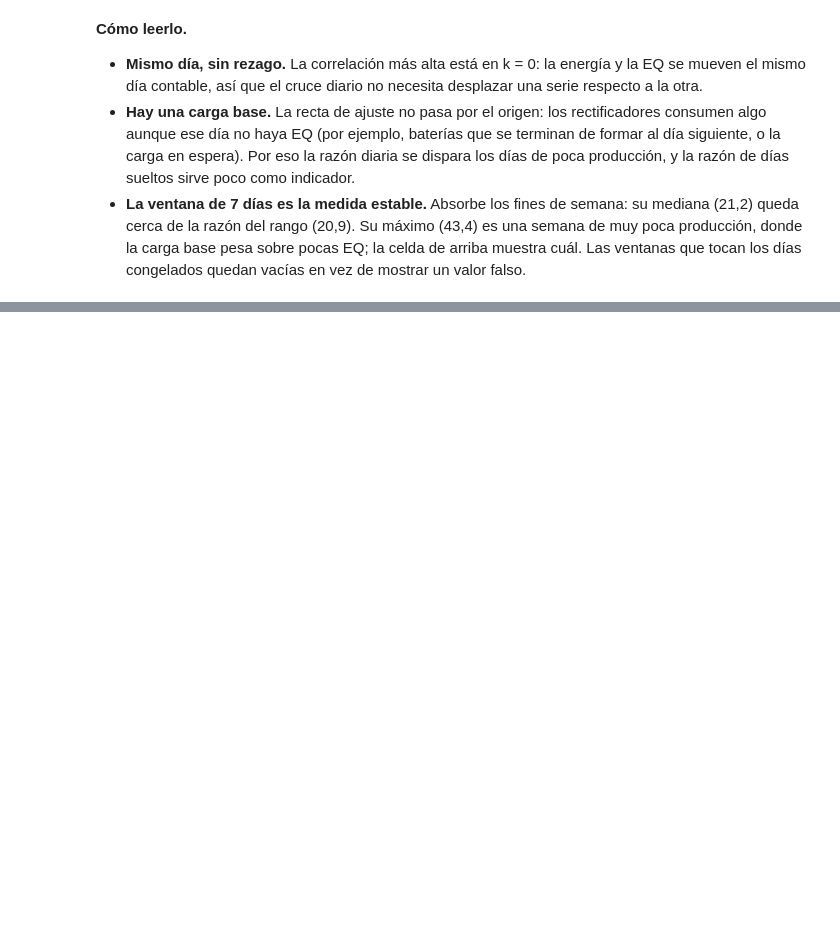
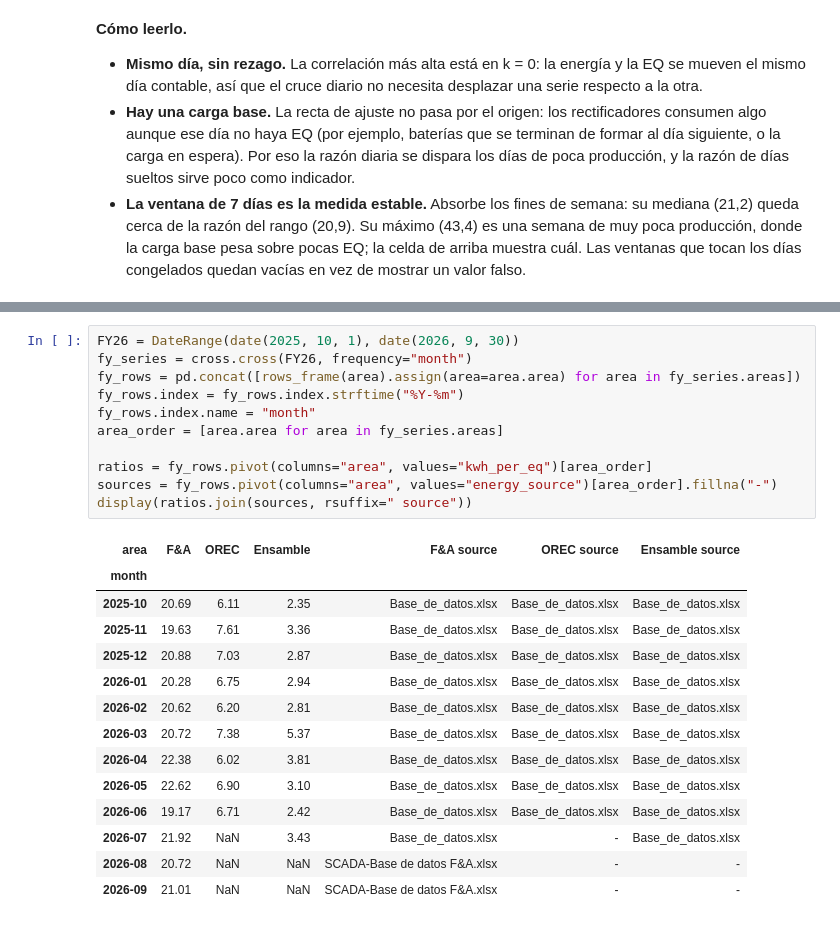
Before and after one commit to juanpablocarrillohortua/clarios_app, a Jupyter notebook: notebooks/eda_cruce_herramienta.ipynb, the cells around one changed output, grey strips where cells are left out. Saved outputs shown, nothing was run; the diff lists cells and outputs as text; blank space fills up the shorter version.

```diff
--- a/notebooks/eda_cruce_herramienta.ipynb
+++ b/notebooks/eda_cruce_herramienta.ipynb
@@ -530,0 +575,26 @@ Highest 7-day ratio: 2026-08-08 to 2026-08-14, 1,221 EQ against a median week of
+# %%
+FY26 = DateRange(date(2025, 10, 1), date(2026, 9, 30))
+fy_series = cross.cross(FY26, frequency="month")
+fy_rows = pd.concat([rows_frame(area).assign(area=area.area) for area in fy_series.areas])
+fy_rows.index = fy_rows.index.strftime("%Y-%m")
+fy_rows.index.name = "month"
+area_order = [area.area for area in fy_series.areas]
+
+ratios = fy_rows.pivot(columns="area", values="kwh_per_eq")[area_order]
+sources = fy_rows.pivot(columns="area", values="energy_source")[area_order].fillna("-")
+display(ratios.join(sources, rsuffix=" source"))
+# %% [output]
+| area | F&A | OREC | Ensamble | F&A source | OREC source | Ensamble source |
+| month |  |  |  |  |  |  |
+| 2025-10 | 20.69 | 6.11 | 2.35 | Base_de_datos.xlsx | Base_de_datos.xlsx | Base_de_datos.xlsx |
+| 2025-11 | 19.63 | 7.61 | 3.36 | Base_de_datos.xlsx | Base_de_datos.xlsx | Base_de_datos.xlsx |
+| 2025-12 | 20.88 | 7.03 | 2.87 | Base_de_datos.xlsx | Base_de_datos.xlsx | Base_de_datos.xlsx |
+| 2026-01 | 20.28 | 6.75 | 2.94 | Base_de_datos.xlsx | Base_de_datos.xlsx | Base_de_datos.xlsx |
+| 2026-02 | 20.62 | 6.20 | 2.81 | Base_de_datos.xlsx | Base_de_datos.xlsx | Base_de_datos.xlsx |
+| 2026-03 | 20.72 | 7.38 | 5.37 | Base_de_datos.xlsx | Base_de_datos.xlsx | Base_de_datos.xlsx |
+| 2026-04 | 22.38 | 6.02 | 3.81 | Base_de_datos.xlsx | Base_de_datos.xlsx | Base_de_datos.xlsx |
+| 2026-05 | 22.62 | 6.90 | 3.10 | Base_de_datos.xlsx | Base_de_datos.xlsx | Base_de_datos.xlsx |
+| 2026-06 | 19.17 | 6.71 | 2.42 | Base_de_datos.xlsx | Base_de_datos.xlsx | Base_de_datos.xlsx |
+| 2026-07 | 21.92 | NaN | 3.43 | Base_de_datos.xlsx | - | Base_de_datos.xlsx |
+| 2026-08 | 20.72 | NaN | NaN | SCADA-Base de datos F&A.xlsx | - | - |
+| 2026-09 | 21.01 | NaN | NaN | SCADA-Base de datos F&A.xlsx | - | - |
```
Also changed, not shown: parts of 24 cells of this notebook.
